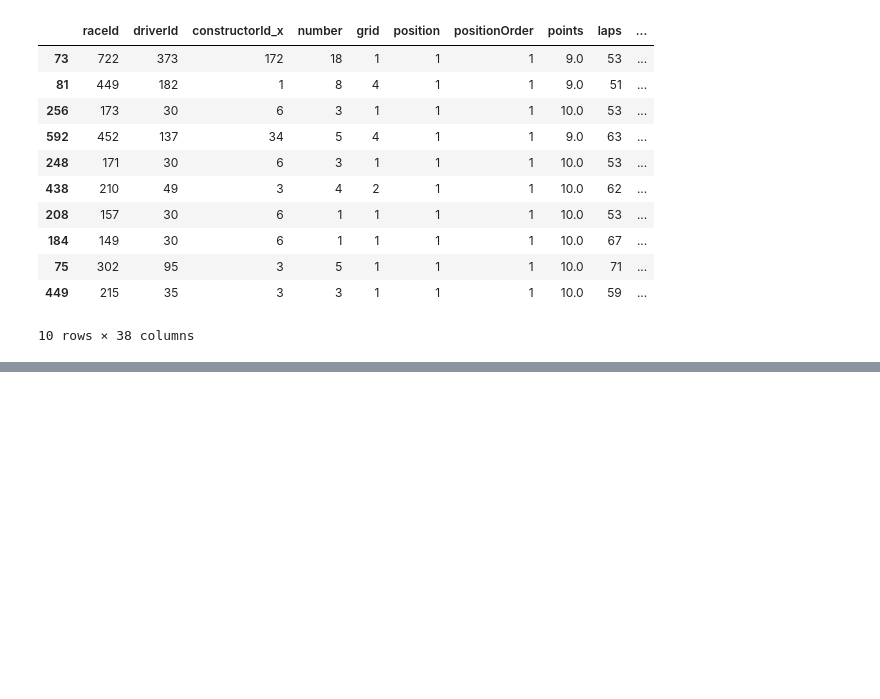
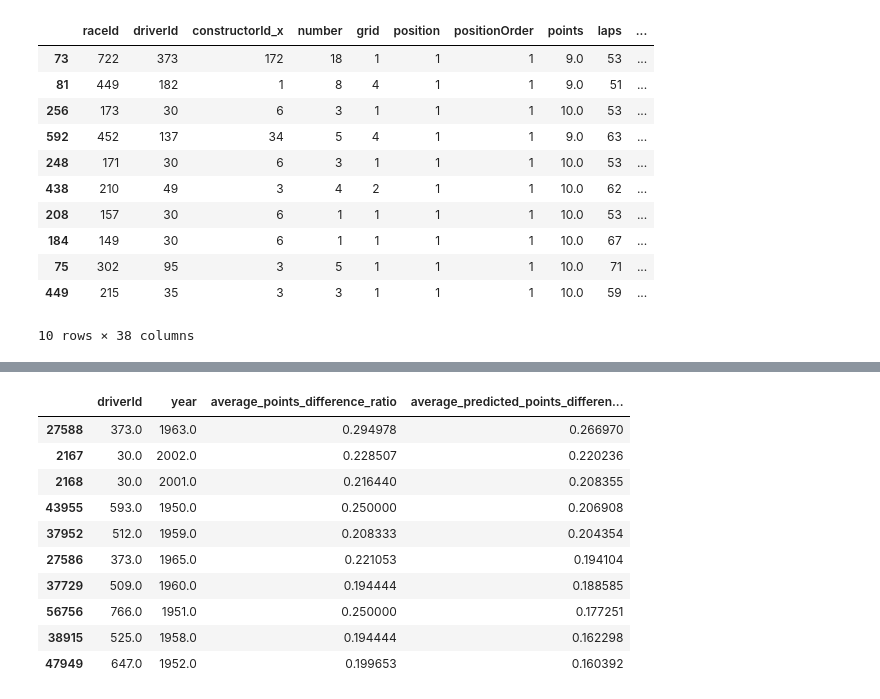
Before and after one commit to karloskarl/F1Analysis, a Jupyter notebook: dominantdriver.ipynb, the cells around one changed output, grey strips where cells are left out. Saved outputs shown, nothing was run; the diff lists cells and outputs as text; code cells hidden in the pictures; blank space fills up the shorter version.

```diff
--- a/dominantdriver.ipynb
+++ b/dominantdriver.ipynb
@@ -289,0 +210,15 @@ KeyError: 'points_difference_ratio'
+# %%
+top_10_predicted = driver_season_data.nlargest(10, 'average_predicted_points_difference_ratio')
+top_10_predicted
+# %% [output]
+|  | driverId | year | average_points_difference_ratio | average_predicted_points_differen... |
+| 27588 | 373.0 | 1963.0 | 0.294978 | 0.266970 |
+| 2167 | 30.0 | 2002.0 | 0.228507 | 0.220236 |
+| 2168 | 30.0 | 2001.0 | 0.216440 | 0.208355 |
+| 43955 | 593.0 | 1950.0 | 0.250000 | 0.206908 |
+| 37952 | 512.0 | 1959.0 | 0.208333 | 0.204354 |
+| 27586 | 373.0 | 1965.0 | 0.221053 | 0.194104 |
+| 37729 | 509.0 | 1960.0 | 0.194444 | 0.188585 |
+| 56756 | 766.0 | 1951.0 | 0.250000 | 0.177251 |
+| 38915 | 525.0 | 1958.0 | 0.194444 | 0.162298 |
+| 47949 | 647.0 | 1952.0 | 0.199653 | 0.160392 |
```
Also changed, not shown: parts of 11 cells of this notebook.
